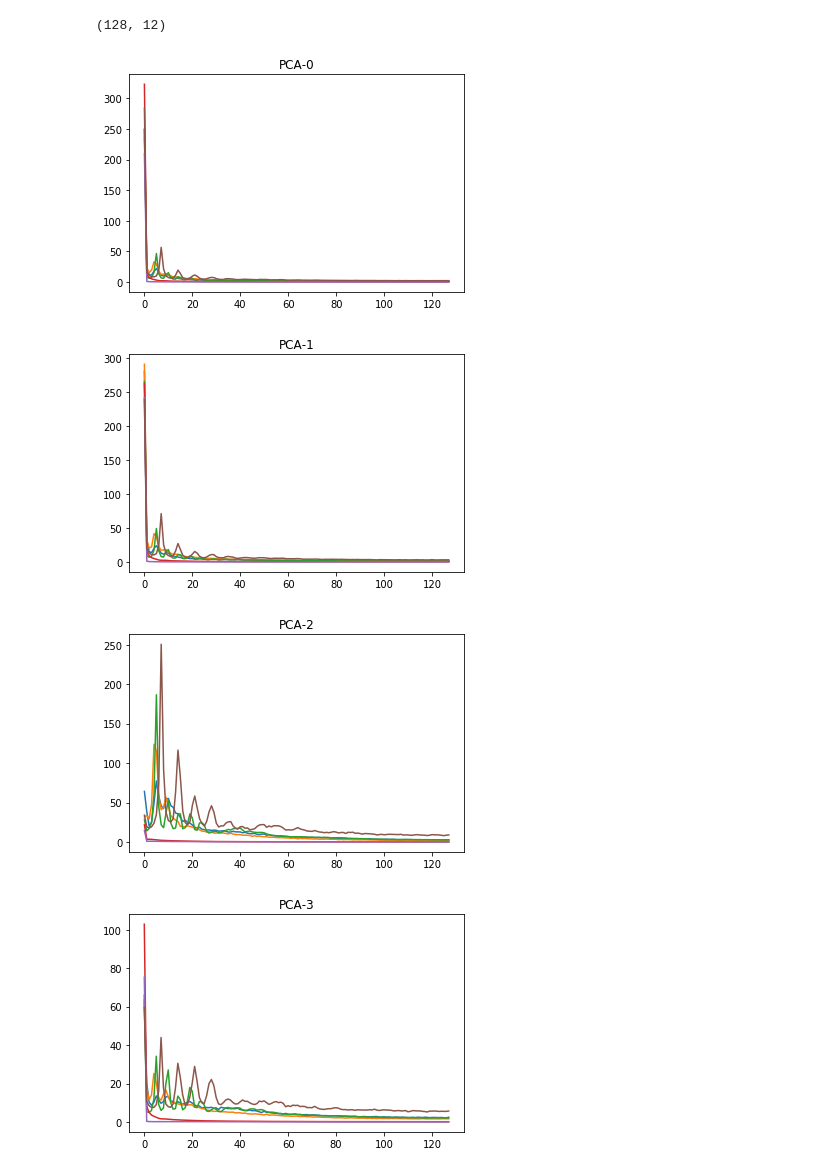
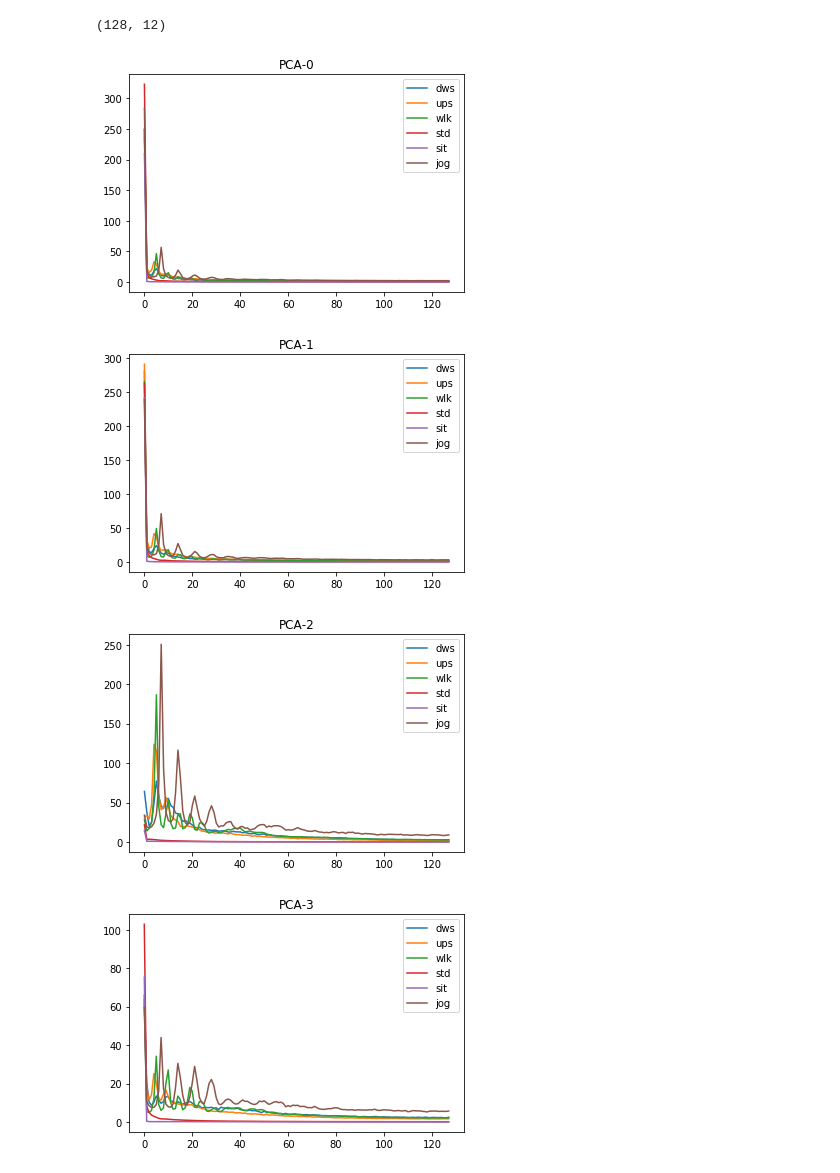
Before and after one commit to gio8tisu/HAR-timeseries-classification, a Jupyter notebook: PCA.ipynb, the cells around one changed output. Cells and saved outputs as stored; diff of their text form; code cells hidden in the pictures.

```diff
--- a/PCA.ipynb
+++ b/PCA.ipynb
@@ -67,11 +67,12 @@ feats_by_class['dws'][0].shape
 # %%
 for i in range(12):
     plt.figure()
     plt.title("PCA-" + str(i))
     for class_ in feats_by_class:
         plt.plot(np.mean(feats_by_class[class_], axis=0)[:, i], label=class_)
+    plt.legend()
 # %% [output]
-[figure, old version]
+[figure, new version]
-[figure, old version]
+[figure, new version]
-[figure, old version]
+[figure, new version]
-[figure, old version]
+[figure, new version]
```
Also changed, not shown: parts of 3 cells of this notebook, 3 other files.
